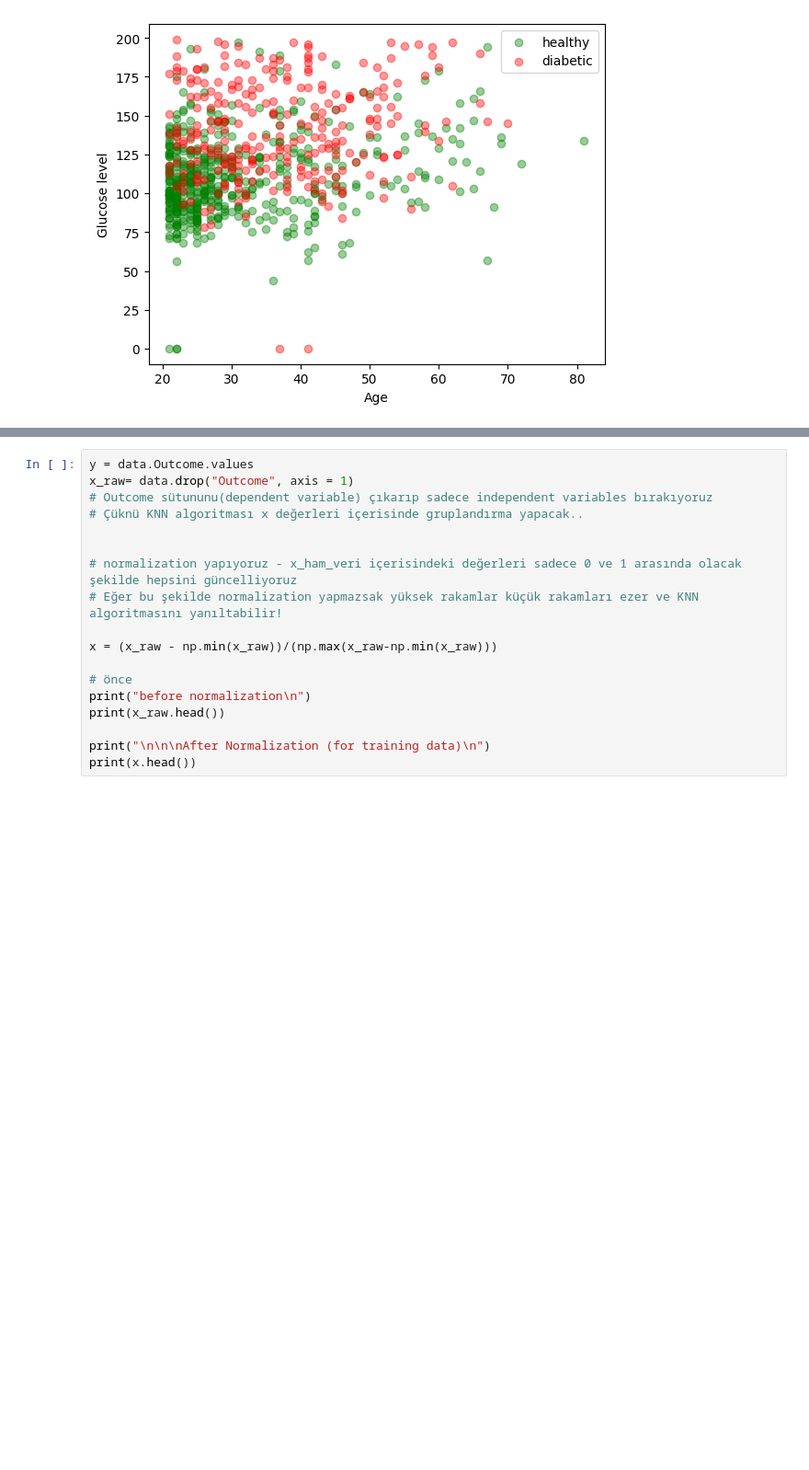
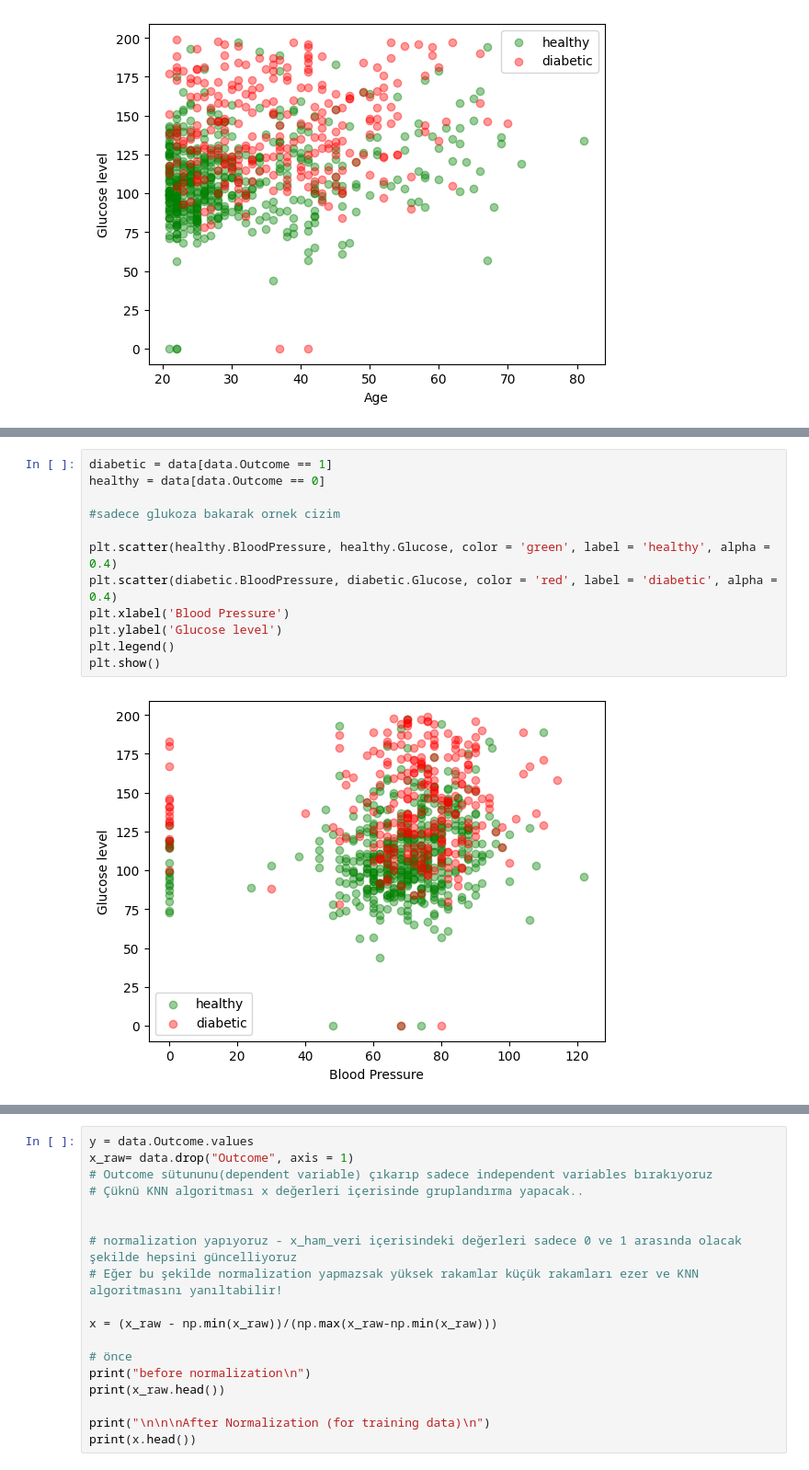
Before and after one commit to musaers/Diabetic_prediction_KNN, a Jupyter notebook: Diabetics_prediction.ipynb, the cells around one changed output, grey strips where cells are left out. Shown at 92% size. Cells and saved outputs as stored; diff of their text form; blank space fills up the shorter version.

```diff
--- a/Diabetics_prediction.ipynb
+++ b/Diabetics_prediction.ipynb
@@ -35,0 +50,14 @@ plt.show()
+# %%
+diabetic = data[data.Outcome == 1]
+healthy = data[data.Outcome == 0]
+
+#sadece glukoza bakarak ornek cizim
+
+plt.scatter(healthy.BloodPressure, healthy.Glucose, color = 'green', label = 'healthy', alpha = 0.4)
+plt.scatter(diabetic.BloodPressure, diabetic.Glucose, color = 'red', label = 'diabetic', alpha = 0.4)
+plt.xlabel('Blood Pressure')
+plt.ylabel('Glucose level')
+plt.legend()
+plt.show()
+# %% [output]
+[figure, added]
```
Also changed, not shown: parts of 2 cells of this notebook.
